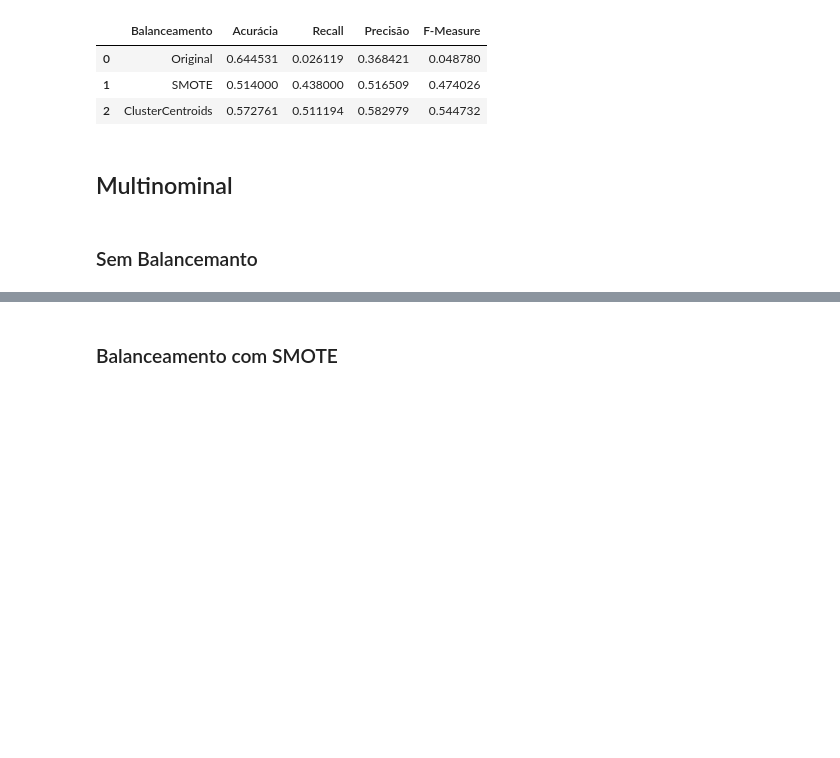
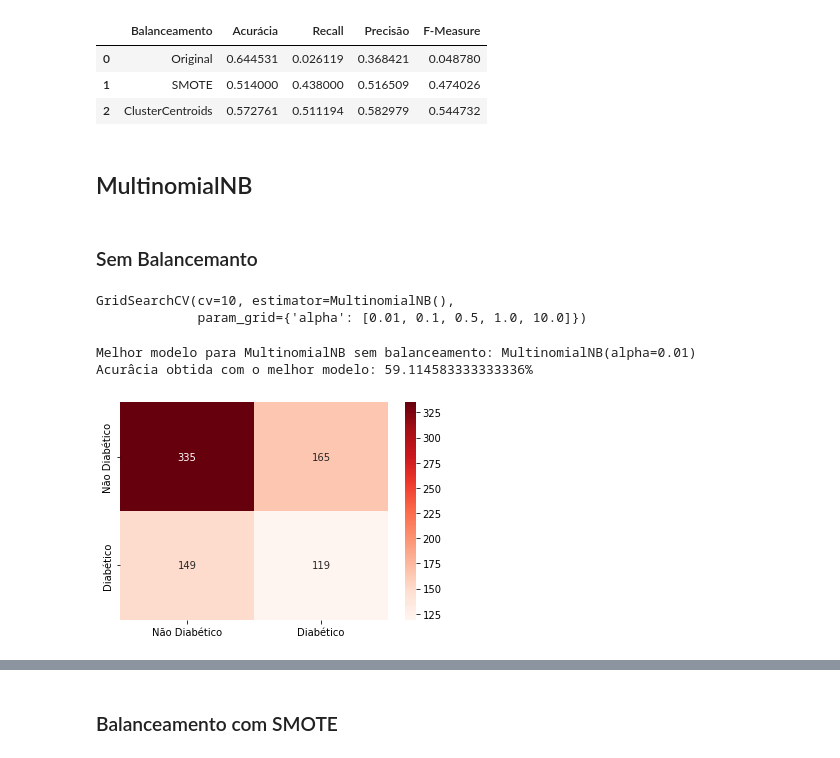
Before and after one commit to Marcellofabrizio/Notebooks, a Jupyter notebook: Pima Indians Diabetes Database/ClassifierComparison.ipynb, the cells around one changed output, grey strips where cells are left out. Drawn from its saved outputs; the diff is of its cells as text; code cells hidden in the pictures; blank space fills up the shorter version.

```diff
--- a/Pima Indians Diabetes Database/ClassifierComparison.ipynb
+++ b/Pima Indians Diabetes Database/ClassifierComparison.ipynb
@@ -770,4 +763,4 @@ results_ber.style.highlight_max().set_properties(**{'padding': '5px'})
 | 1 | SMOTE | 0.514000 | 0.438000 | 0.516509 | 0.474026 |
 | 2 | ClusterCentroids | 0.572761 | 0.511194 | 0.582979 | 0.544732 |
 # %% [markdown]
-## Multinominal
+## MultinomialNB
@@ -774,2 +775,25 @@ results_ber.style.highlight_max().set_properties(**{'padding': '5px'})
 # %% [markdown]
 ### Sem Balancemanto
+# %%
+params = {'alpha': [0.01, 0.1, 0.5, 1.0, 10.0]}
+
+mnb = MultinomialNB()
+grid = GridSearchCV(mnb, params, cv=10)
+grid.fit(X,y)
+# %% [output]
+GridSearchCV(cv=10, estimator=MultinomialNB(),
+             param_grid={'alpha': [0.01, 0.1, 0.5, 1.0, 10.0]})
+# %%
+mnb = grid.best_estimator_
+
+predictions = cross_val_predict(mnb, X, y, cv=10)
+
+print(f'Melhor modelo para MultinomialNB sem balanceamento: {grid.best_estimator_}')
+print(f'Acurâcia obtida com o melhor modelo: {accuracy_score(y, predictions)*100}%')
+# %% [output]
+Melhor modelo para MultinomialNB sem balanceamento: MultinomialNB(alpha=0.01)
+Acurâcia obtida com o melhor modelo: 59.114583333333336%
+# %%
+print_confusion_matrix(y, predictions, labels, color='Reds')
+# %% [output]
+[figure, added]
```
Also changed, not shown: parts of 40 cells of this notebook.
